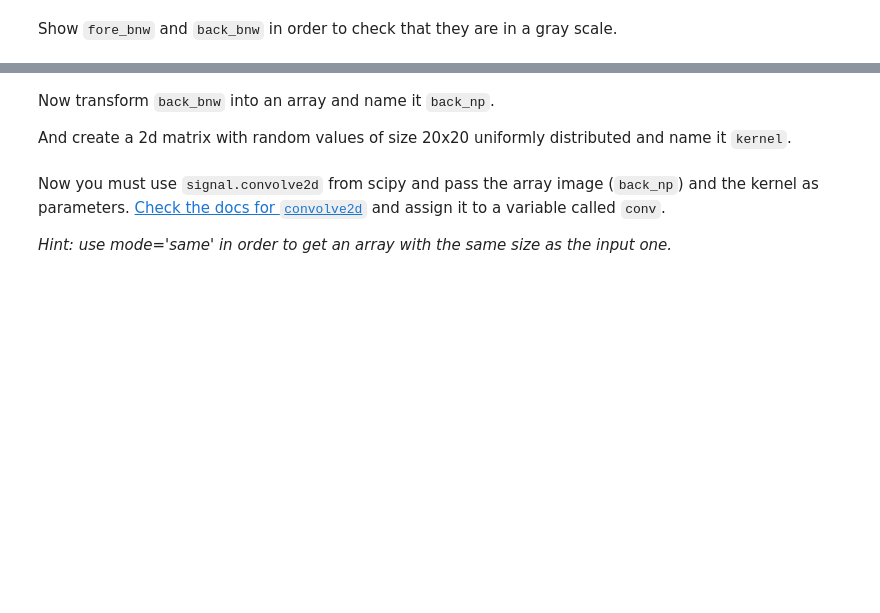
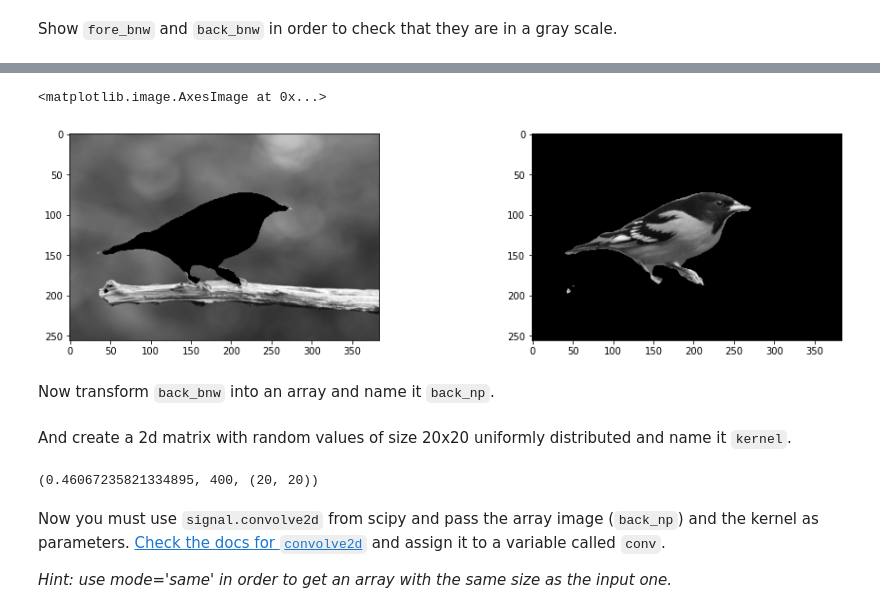
Before and after one commit to rihp/lab-image-segmentation, a Jupyter notebook: main.ipynb, the cells around one changed output, grey strips where cells are left out. Saved outputs shown, nothing was run; the diff lists cells and outputs as text; code cells hidden in the pictures; blank space fills up the shorter version.

```diff
--- a/main.ipynb
+++ b/main.ipynb
@@ -307,0 +351,27 @@ Show `fore_bnw` and `back_bnw` in order to check that they are in a gray scale.
+# %%
+def nparr_to_PIL(dictionary):
+    image_means = np.uint8(())
+    for i in range(0, (len(dictionary))//2):  # print the available composite images
+        config = rgb_msks['fore'][i] + rgb_msks['back'][i] # print the complete image
+
+        if True: # Switch to output the correct config (Try to switch between True and False)
+            config = np.uint8((dictionary[0],
+                               dictionary[1],
+                               dictionary[2],)).mean(axis=0) #
+        #print(config)
+        img = Image.fromarray(np.uint8(config))
+    return img
+#        image_means += fore_bnw
+
+back_bnw = nparr_to_PIL(rgb_msks['fore'])
+fore_bnw = nparr_to_PIL(rgb_msks['back'])
+#print(type(fore_bnw), fore_bnw.size, fore_bnw.mode, fore_bnw.info)
+f,a= plt.subplots(1,2, figsize=(16,4))
+
+a[0].imshow(back_bnw, cmap='gray')
+a[1].imshow(fore_bnw, cmap='gray')
+# %% [output]
+<matplotlib.image.AxesImage at 0x...>
+[figure, added]
+# %% [markdown]
+Now transform `back_bnw` into an array and name it `back_np`.
@@ -308,4 +381,2 @@ Show `fore_bnw` and `back_bnw` in order to check that they are in a gray scale.
 # %% [markdown]
-Now transform `back_bnw` into an array and name it `back_np`.
-
 And create a 2d matrix with random values of size 20x20 uniformly distributed and name it `kernel`.
@@ -314,3 +383,16 @@ And create a 2d matrix with random values of size 20x20 uniformly distributed an
+# %%
+# ♠ - Here i make a random kernel function for future use:
+# Maybe set up a seed to fix the randomness
+def rand_kernel(x,y):
+    kernel = np.zeros((x,y))
+    for r in range(x):
+        for c in range(y):
+            kernel[r][c] += np.random.random()
+    return kernel
+kernel = rand_kernel(20,20)
+kernel.mean(), kernel.size, kernel.shape
+# %% [output]
+(0.46067235821334895, 400, (20, 20))
 # %% [markdown]
 Now you must use `signal.convolve2d` from scipy and pass the array image (`back_np`) and the kernel as parameters. [Check the docs for `convolve2d`](https://docs.scipy.org/doc/scipy/reference/generated/scipy.signal.convolve2d.html) and assign it to a variable called `conv`.
 
```
Also changed, not shown: parts of 21 cells of this notebook.
